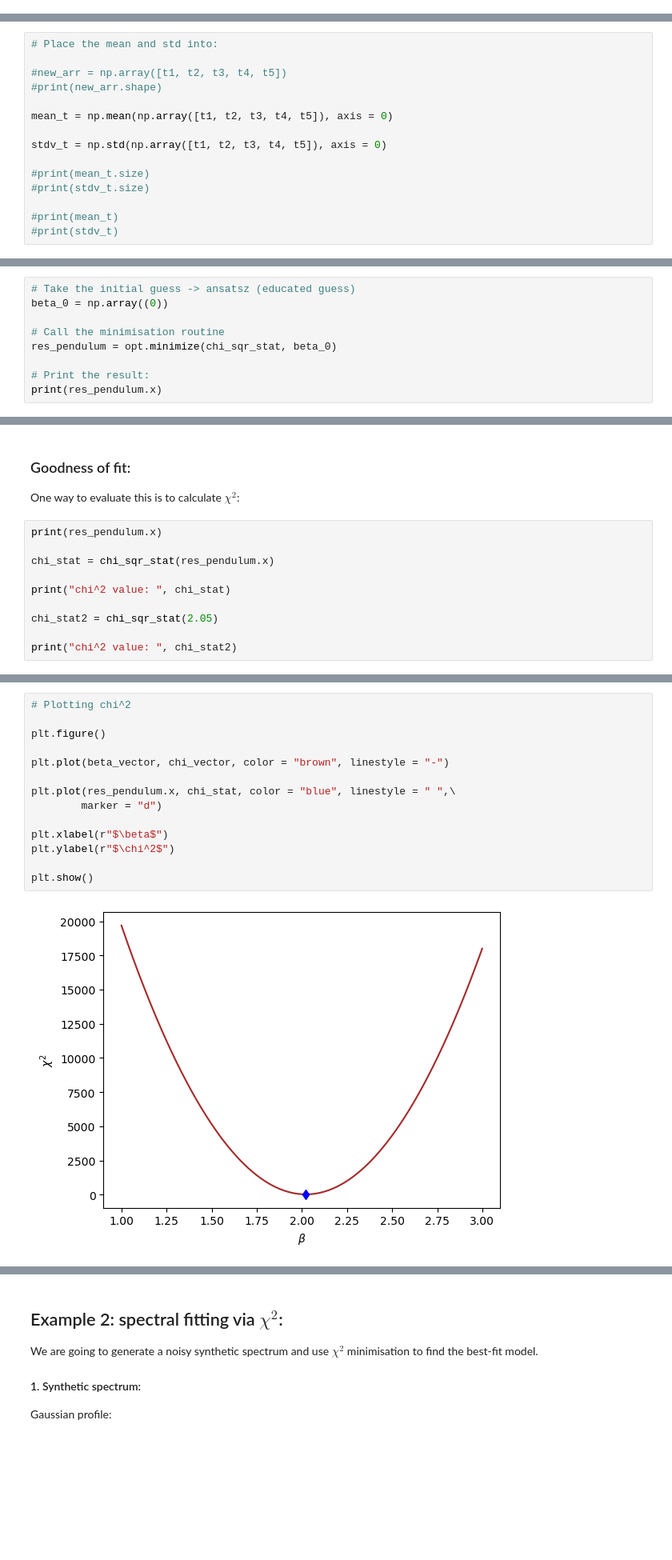
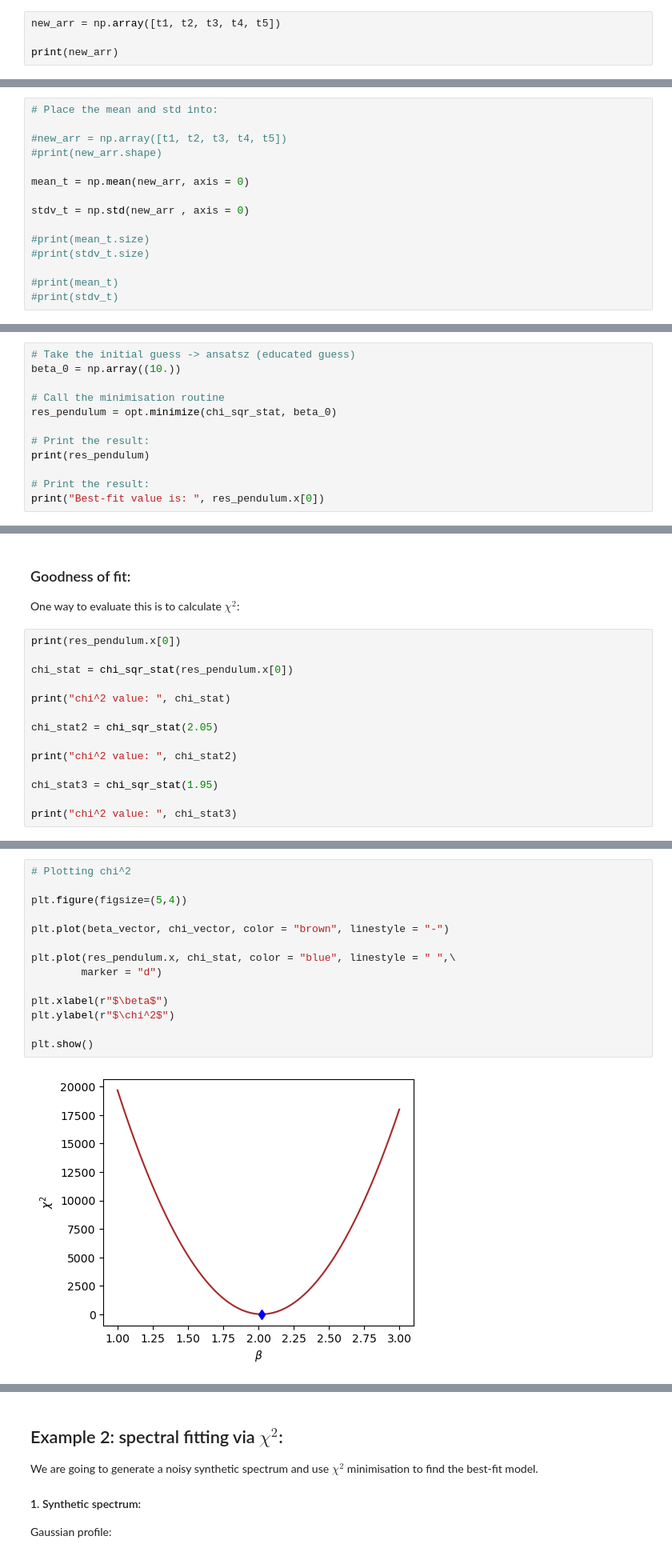
Before and after one commit to wbandabarragan/computational-physics-1, a Jupyter notebook: unit-1/111-Chi-Sqr-Fitting.ipynb, the cells around one changed output, grey strips where cells are left out. Shown at 80% size. Cells and saved outputs as stored; diff of their text form; blank space fills up the shorter version.

```diff
--- a/unit-1/111-Chi-Sqr-Fitting.ipynb
+++ b/unit-1/111-Chi-Sqr-Fitting.ipynb
@@ -87,3 +87,7 @@ print(t5)
 - np.mean()
 
 - np.std()
+# %%
+new_arr = np.array([t1, t2, t3, t4, t5])
+
+print(new_arr)
@@ -93,9 +103,9 @@ print(t5)
 #new_arr = np.array([t1, t2, t3, t4, t5])
 #print(new_arr.shape)
 
-mean_t = np.mean(np.array([t1, t2, t3, t4, t5]), axis = 0)
+mean_t = np.mean(new_arr, axis = 0)
 
-stdv_t = np.std(np.array([t1, t2, t3, t4, t5]), axis = 0)
+stdv_t = np.std(new_arr , axis = 0)
 
 #print(mean_t.size)
 #print(stdv_t.size)
@@ -280,10 +345,13 @@ The optimization result is represented as a OptimizeResult object with attribute
 # %%
 # Take the initial guess -> ansatsz (educated guess)
-beta_0 = np.array((0))
+beta_0 = np.array((10.))
 
 # Call the minimisation routine
 res_pendulum = opt.minimize(chi_sqr_stat, beta_0)
 
 # Print the result:
-print(res_pendulum.x)
+print(res_pendulum)
+
+# Print the result:
+print("Best-fit value is: ", res_pendulum.x[0])
 # %% [output]
@@ -324,13 +401,17 @@ g in m/s^2=  [9.65638492]
 
 One way to evaluate this is to calculate $\chi^2$:
 # %%
-print(res_pendulum.x)
+print(res_pendulum.x[0])
 
-chi_stat = chi_sqr_stat(res_pendulum.x)
+chi_stat = chi_sqr_stat(res_pendulum.x[0])
 
 print("chi^2 value: ", chi_stat)
 
 chi_stat2 = chi_sqr_stat(2.05)
 
 print("chi^2 value: ", chi_stat2)
+
+chi_stat3 = chi_sqr_stat(1.95)
+
+print("chi^2 value: ", chi_stat3)
 # %% [output]
@@ -356,19 +436,19 @@ print(beta_vector.shape, chi_vector.shape)
 # %%
 # Plotting chi^2
 
-plt.figure()
+plt.figure(figsize=(5,4))
 
 plt.plot(beta_vector, chi_vector, color = "brown", linestyle = "-")
 
 plt.plot(res_pendulum.x, chi_stat, color = "blue", linestyle = " ",\
         marker = "d")
 
 plt.xlabel(r"$\beta$")
 plt.ylabel(r"$\chi^2$")
 
 plt.show()
 # %% [output]
-[figure, old version]
+[figure, new version]
 # %% [markdown]
 #### Reduced $\chi^2$:
 
```
Also changed, not shown: parts of 31 cells of this notebook.
